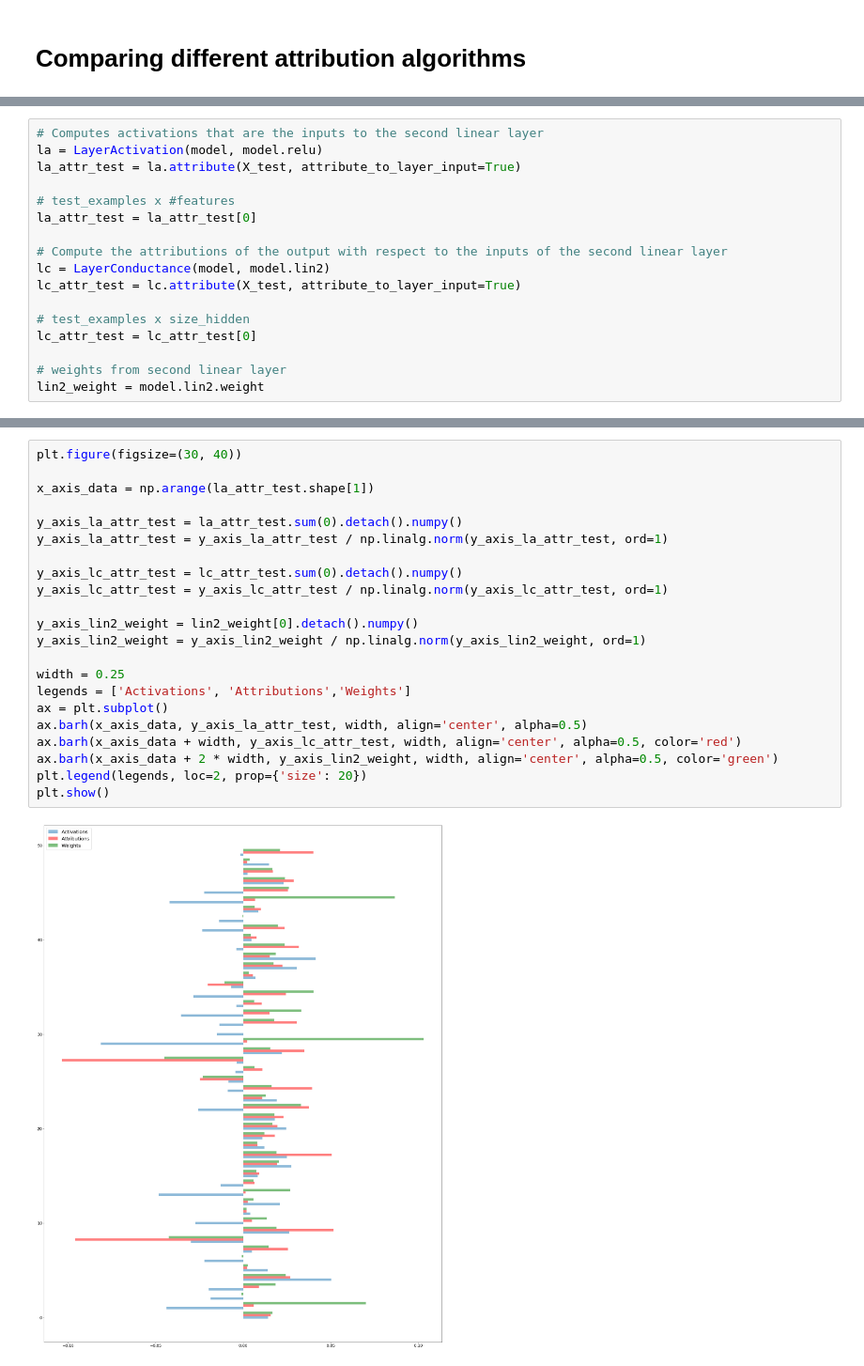
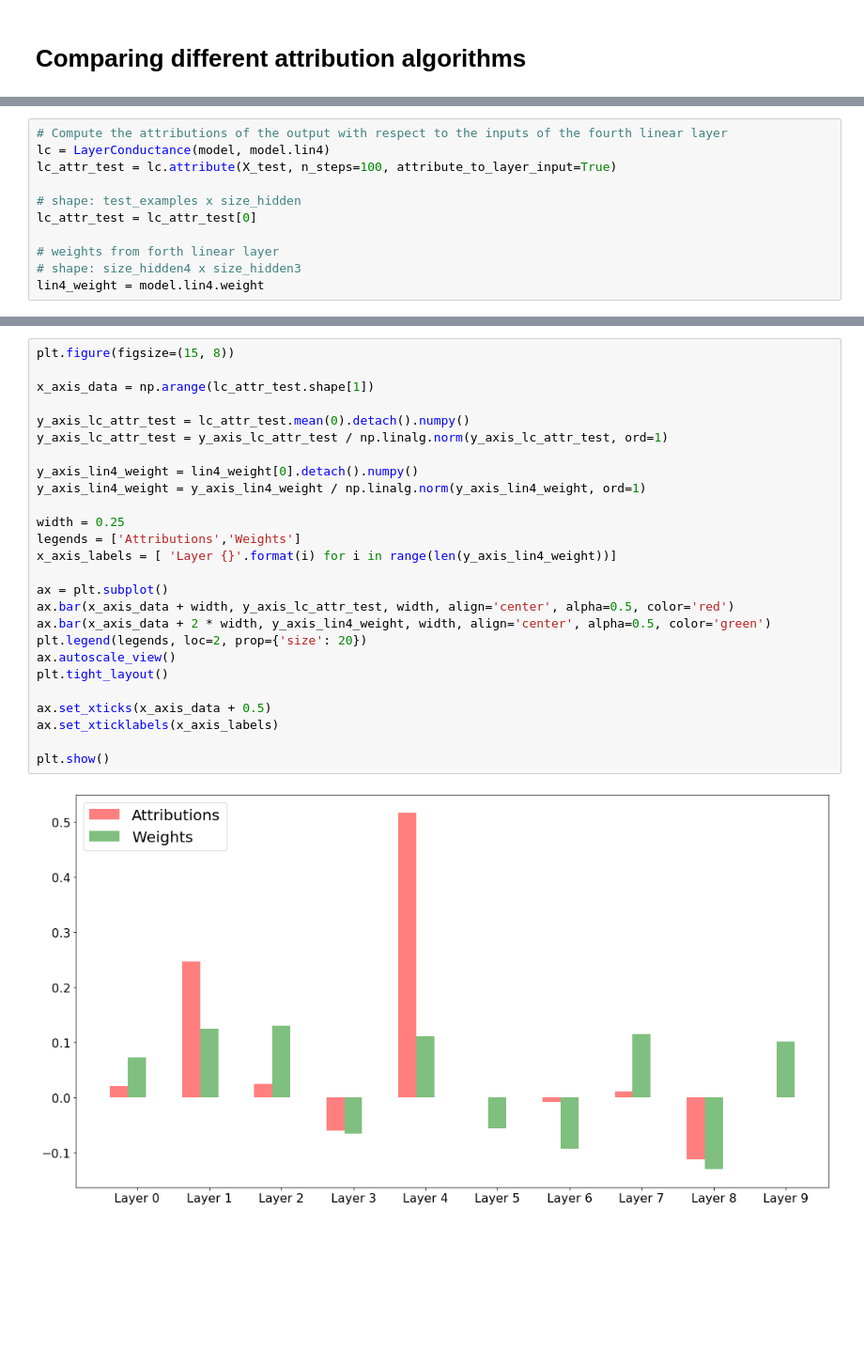
Before and after one commit to pytorch/captum, a Jupyter notebook: tutorials/House_Prices_Regression_Interpret.ipynb, the cells around one changed output, grey strips where cells are left out. Shown at 94% size. Drawn from its saved outputs; the diff is of its cells as text; blank space fills up the shorter version.

```diff
--- a/tutorials/House_Prices_Regression_Interpret.ipynb
+++ b/tutorials/House_Prices_Regression_Interpret.ipynb
@@ -311,18 +277,12 @@ In the cell below we will attribute to the inputs of the second linear layer of
 # %%
-# Computes activations that are the inputs to the second linear layer
-la = LayerActivation(model, model.relu)
-la_attr_test = la.attribute(X_test, attribute_to_layer_input=True)
+# Compute the attributions of the output with respect to the inputs of the fourth linear layer
+lc = LayerConductance(model, model.lin4)
+lc_attr_test = lc.attribute(X_test, n_steps=100, attribute_to_layer_input=True)
 
-# test_examples x #features
-la_attr_test = la_attr_test[0]
-
-# Compute the attributions of the output with respect to the inputs of the second linear layer
-lc = LayerConductance(model, model.lin2)
-lc_attr_test = lc.attribute(X_test, attribute_to_layer_input=True)
-
-# test_examples x size_hidden
+# shape: test_examples x size_hidden
 lc_attr_test = lc_attr_test[0]
 
-# weights from second linear layer
-lin2_weight = model.lin2.weight
+# weights from forth linear layer
+# shape: size_hidden4 x size_hidden3
+lin4_weight = model.lin4.weight
 # %% [markdown]
@@ -331,25 +291,29 @@ The activations represent the outputs of the first layer and the weights represe
 # %%
-plt.figure(figsize=(30, 40))
+plt.figure(figsize=(15, 8))
 
-x_axis_data = np.arange(la_attr_test.shape[1])
+x_axis_data = np.arange(lc_attr_test.shape[1])
 
-y_axis_la_attr_test = la_attr_test.sum(0).detach().numpy()
-y_axis_la_attr_test = y_axis_la_attr_test / np.linalg.norm(y_axis_la_attr_test, ord=1)
-
-y_axis_lc_attr_test = lc_attr_test.sum(0).detach().numpy()
+y_axis_lc_attr_test = lc_attr_test.mean(0).detach().numpy()
 y_axis_lc_attr_test = y_axis_lc_attr_test / np.linalg.norm(y_axis_lc_attr_test, ord=1)
 
-y_axis_lin2_weight = lin2_weight[0].detach().numpy()
-y_axis_lin2_weight = y_axis_lin2_weight / np.linalg.norm(y_axis_lin2_weight, ord=1)
+y_axis_lin4_weight = lin4_weight[0].detach().numpy()
+y_axis_lin4_weight = y_axis_lin4_weight / np.linalg.norm(y_axis_lin4_weight, ord=1)
 
 width = 0.25
-legends = ['Activations', 'Attributions','Weights']
+legends = ['Attributions','Weights']
+x_axis_labels = [ 'Layer {}'.format(i) for i in range(len(y_axis_lin4_weight))]
+
 ax = plt.subplot()
-ax.barh(x_axis_data, y_axis_la_attr_test, width, align='center', alpha=0.5)
-ax.barh(x_axis_data + width, y_axis_lc_attr_test, width, align='center', alpha=0.5, color='red')
-ax.barh(x_axis_data + 2 * width, y_axis_lin2_weight, width, align='center', alpha=0.5, color='green')
+ax.bar(x_axis_data + width, y_axis_lc_attr_test, width, align='center', alpha=0.5, color='red')
+ax.bar(x_axis_data + 2 * width, y_axis_lin4_weight, width, align='center', alpha=0.5, color='green')
 plt.legend(legends, loc=2, prop={'size': 20})
+ax.autoscale_view()
+plt.tight_layout()
+
+ax.set_xticks(x_axis_data + 0.5)
+ax.set_xticklabels(x_axis_labels)
+
 plt.show()
 # %% [output]
-[figure, old version]
+[figure, new version]
 # %% [markdown]
```
Also changed, not shown: parts of 34 cells of this notebook, 2 other files.
